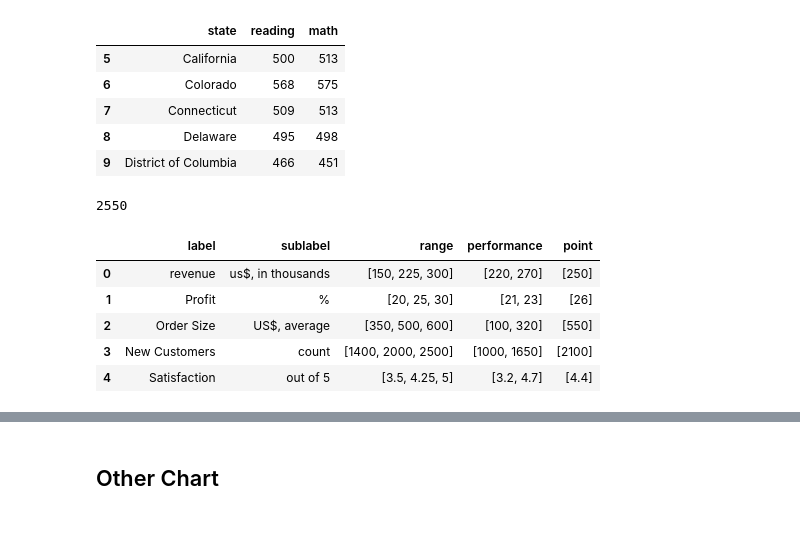
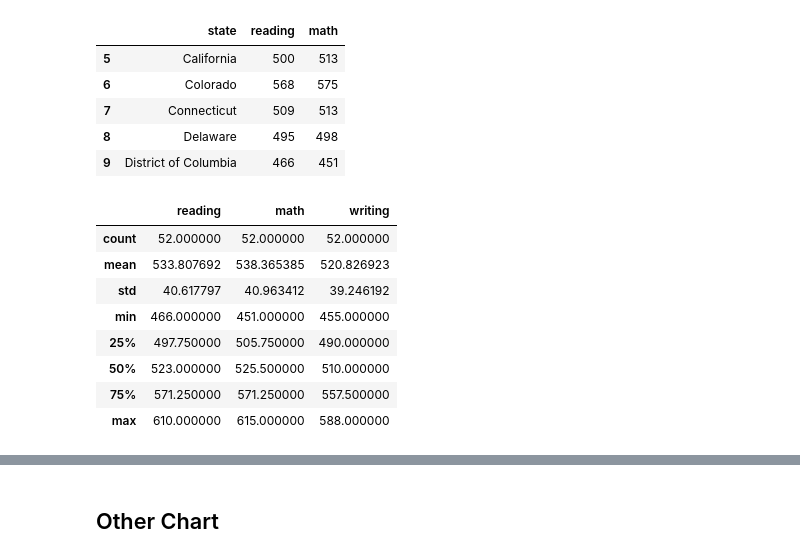
Before and after one commit to samantoz/dsc640-data_presentation, a Jupyter notebook: notebook/ex6.2.ipynb, the cells around one changed output, grey strips where cells are left out. Drawn from its saved outputs; the diff is of its cells as text; code cells hidden in the pictures; blank space fills up the shorter version.

```diff
--- a/notebook/ex6.2.ipynb
+++ b/notebook/ex6.2.ipynb
@@ -153,49 +153,15 @@ new_df
 | 7 | Connecticut | 509 | 513 |
 | 8 | Delaware | 495 | 498 |
 | 9 | District of Columbia | 466 | 451 |
-# %%
-new_df.math.sum()
-# %% [output]
-2550
-# %%
-data = [
-    {"label": "revenue",
-     "sublabel": "us$, in thousands",
-     "range": [150, 225, 300],
-     "performance": [220, 270],
-     "point": [250]},
-
-    {"label": "Profit",
-        "sublabel": "%",
-        "range": [20, 25, 30],
-        "performance": [21, 23],
-        "point": [26]},
-
-    {"label": "Order Size",
-        "sublabel": "US$, average",
-        "range": [350, 500, 600],
-        "performance": [100, 320],
-        "point": [550]},
-
-    {"label": "New Customers",
-        "sublabel": "count",
-        "range": [1400, 2000, 2500],
-        "performance": [1000, 1650],
-        "point": [2100]},
-
-    {"label": "Satisfaction",
-        "sublabel": "out of 5",
-        "range": [3.5, 4.25, 5],
-        "performance": [3.2, 4.7],
-        "point": [4.4]}
-]
-
-data1 = pd.DataFrame(data)
-data1
-# %% [output]
-|  | label | sublabel | range | performance | point |
-| 0 | revenue | us$, in thousands | [150, 225, 300] | [220, 270] | [250] |
-| 1 | Profit | % | [20, 25, 30] | [21, 23] | [26] |
-| 2 | Order Size | US$, average | [350, 500, 600] | [100, 320] | [550] |
-| 3 | New Customers | count | [1400, 2000, 2500] | [1000, 1650] | [2100] |
-| 4 | Satisfaction | out of 5 | [3.5, 4.25, 5] | [3.2, 4.7] | [4.4] |
+# %%
+education[['reading','math','writing']].describe()
+# %% [output]
+|  | reading | math | writing |
+| count | 52.000000 | 52.000000 | 52.000000 |
+| mean | 533.807692 | 538.365385 | 520.826923 |
+| std | 40.617797 | 40.963412 | 39.246192 |
+| min | 466.000000 | 451.000000 | 455.000000 |
+| 25% | 497.750000 | 505.750000 | 490.000000 |
+| 50% | 523.000000 | 525.500000 | 510.000000 |
+| 75% | 571.250000 | 571.250000 | 557.500000 |
+| max | 610.000000 | 615.000000 | 588.000000 |
```
Also changed, not shown: parts of 5 cells of this notebook, 1 other file.
